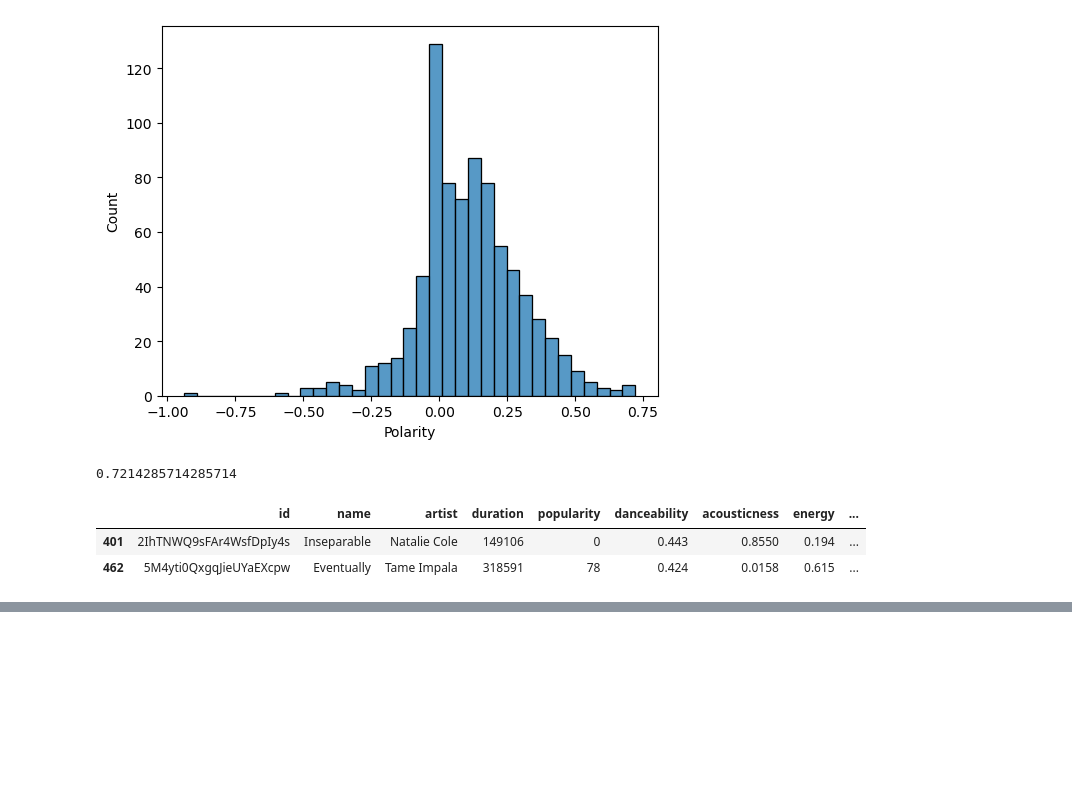
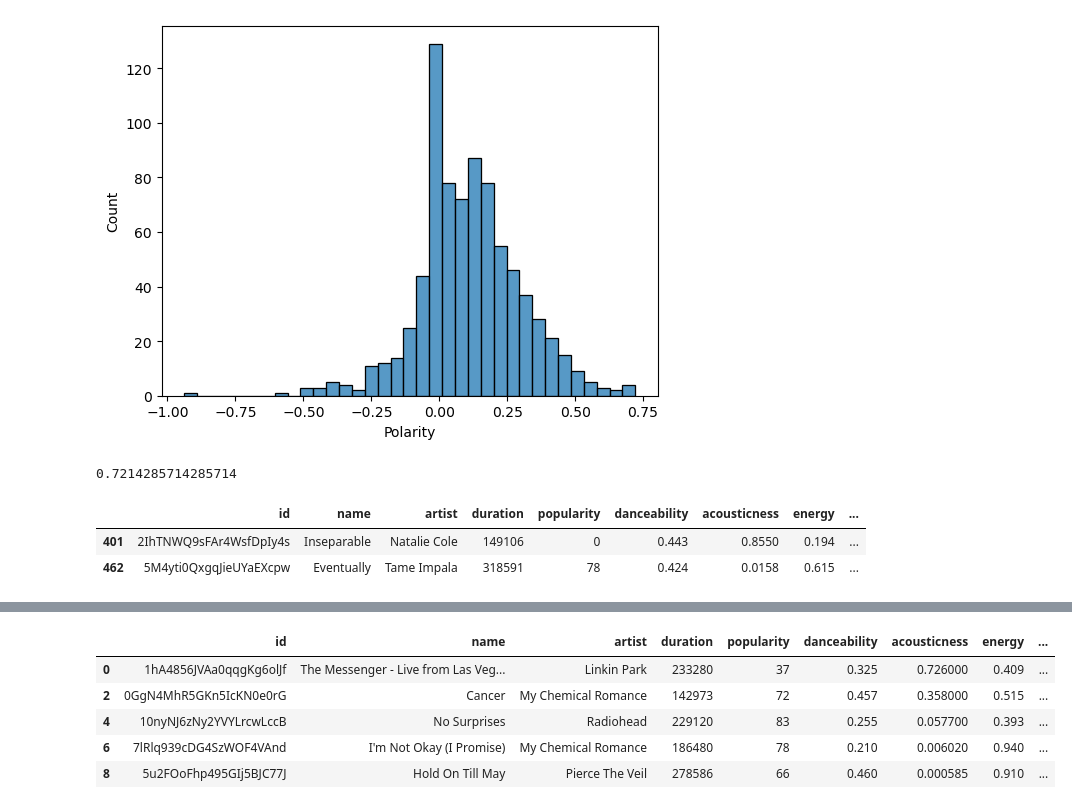
Before and after one commit to aladelca/INSY_662_MMA, a Jupyter notebook: modelling/modelling.ipynb, the cells around one changed output, grey strips where cells are left out. Cells and saved outputs as stored; diff of their text form; code cells hidden in the pictures; blank space fills up the shorter version.

```diff
--- a/modelling/modelling.ipynb
+++ b/modelling/modelling.ipynb
@@ -139,0 +139,5 @@ original_data
+# %%
+## Creating dependent variables
+n = 6
+data['sentiment'] = pd.cut(data['Polarity'],n, labels = np.arange(n))
+data['sentiment'].value_counts()
@@ -139,0 +169,18 @@ original_data
+# %%
+data_pre = data.merge(original_data[['id','lyrics','language']], how = 'left', on = ['id'])
+data_pre = data_pre.drop_duplicates()
+data_pre = data_pre[data_pre['language'].isin(['es','en','fr'])]
+
+data_pre['lyrics'] = data_pre['lyrics'].astype(str).str.lower()
+data_pre['lyrics'] = data_pre['lyrics'].apply(unidecode)
+regexp = RegexpTokenizer('\w+')
+
+data_pre['lyrics_token'] = data_pre['lyrics'].apply(regexp.tokenize)
+data_pre.head()
+# %% [output]
+|  | id | name | artist | duration | popularity | danceability | acousticness | energy | ... |
+| 0 | 1hA4856JVAa0qqgKg6olJf | The Messenger - Live from Las Veg... | Linkin Park | 233280 | 37 | 0.325 | 0.726000 | 0.409 | ... |
+| 2 | 0GgN4MhR5GKn5IcKN0e0rG | Cancer | My Chemical Romance | 142973 | 72 | 0.457 | 0.358000 | 0.515 | ... |
+| 4 | 10nyNJ6zNy2YVYLrcwLccB | No Surprises | Radiohead | 229120 | 83 | 0.255 | 0.057700 | 0.393 | ... |
+| 6 | 7lRlq939cDG4SzWOF4VAnd | I'm Not Okay (I Promise) | My Chemical Romance | 186480 | 78 | 0.210 | 0.006020 | 0.940 | ... |
+| 8 | 5u2FOoFhp495GIj5BJC77J | Hold On Till May | Pierce The Veil | 278586 | 66 | 0.460 | 0.000585 | 0.910 | ... |
```
Also changed, not shown: parts of 6 cells of this notebook.
